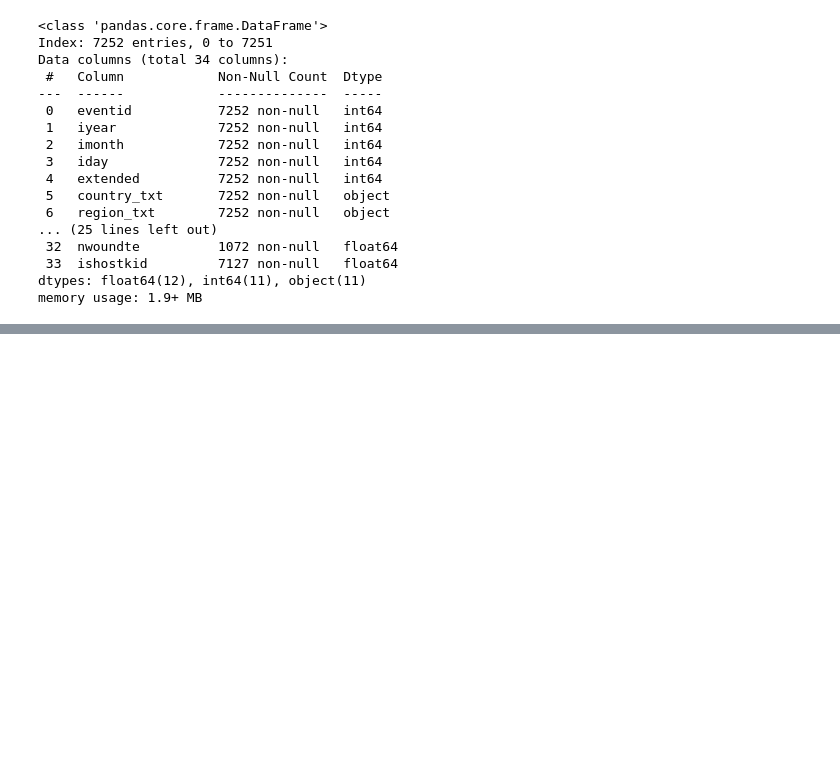
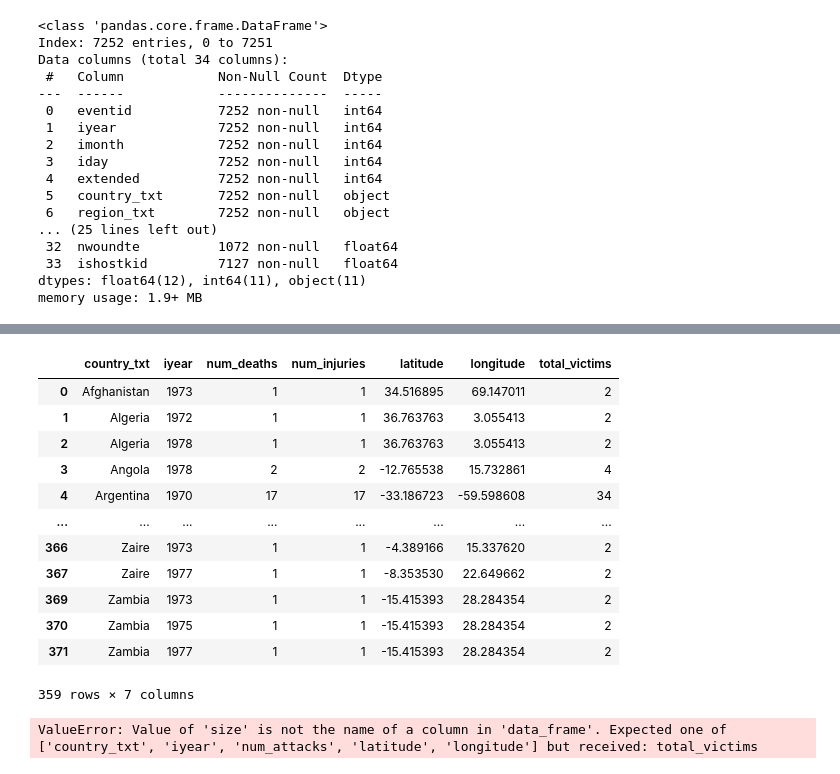
Before and after one commit to byshadowoz/Terrorism_Hotspots, a Jupyter notebook: EDA/EDA_analysis.ipynb, the cells around one changed output, grey strips where cells are left out. Cells and saved outputs as stored; diff of their text form; code cells hidden in the pictures; blank space fills up the shorter version.

```diff
--- a/EDA/EDA_analysis.ipynb
+++ b/EDA/EDA_analysis.ipynb
@@ -102,0 +191,44 @@ fig.show()
+# %%
+df_casualties_country
+# %% [output]
+|  | country_txt | iyear | num_deaths | num_injuries | latitude | longitude | total_victims |
+| 0 | Afghanistan | 1973 | 1 | 1 | 34.516895 | 69.147011 | 2 |
+| 1 | Algeria | 1972 | 1 | 1 | 36.763763 | 3.055413 | 2 |
+| 2 | Algeria | 1978 | 1 | 1 | 36.763763 | 3.055413 | 2 |
+| 3 | Angola | 1978 | 2 | 2 | -12.765538 | 15.732861 | 4 |
+| 4 | Argentina | 1970 | 17 | 17 | -33.186723 | -59.598608 | 34 |
+| ... | ... | ... | ... | ... | ... | ... | ... |
+| 366 | Zaire | 1973 | 1 | 1 | -4.389166 | 15.337620 | 2 |
+| 367 | Zaire | 1977 | 1 | 1 | -8.353530 | 22.649662 | 2 |
+| 369 | Zambia | 1973 | 1 | 1 | -15.415393 | 28.284354 | 2 |
+| 370 | Zambia | 1975 | 1 | 1 | -15.415393 | 28.284354 | 2 |
+| 371 | Zambia | 1977 | 1 | 1 | -15.415393 | 28.284354 | 2 |
+359 rows × 7 columns
+# %%
+fig = px.scatter_mapbox(country_stats,
+                        lat="latitude",
+                        lon="longitude",
+                        size="total_victims",
+                        color="num_deaths",
+                        hover_name="country_txt",
+                        hover_data={"num_deaths": True, "num_wounds": True "iyear": True, "latitude": False, "longitude": False},
+                        zoom=1,
+                        height=1000,
+                        title="Number of victims per country (70's)",
+                        color_continuous_scale=px.colors.sequential.amp,
+                        size_max=40,
+                        animation_frame='iyear',
+                        animation_group='country_txt')
+
+fig.update_layout(mapbox_style="carto-positron")
+fig.update_layout(margin={"r":0,"t":40,"l":0,"b":0})
+fig.update_layout(coloraxis_colorbar=dict(title="N. attemps"))
+fig.update_traces(marker=dict(opacity=0.7))
+
+fig.layout.updatemenus[0].buttons[0].args[1]["frame"]["duration"] = 600
+fig.layout.updatemenus[0].buttons[0].args[1]["transition"]["duration"] = 400
+fig.layout.sliders[0].currentvalue.prefix = "Year: "
+
+fig.show()
+# %% [output]
+ValueError: Value of 'size' is not the name of a column in 'data_frame'. Expected one of ['country_txt', 'iyear', 'num_attacks', 'latitude', 'longitude'] but received: total_victims
```
Also changed, not shown: parts of 12 cells of this notebook.
